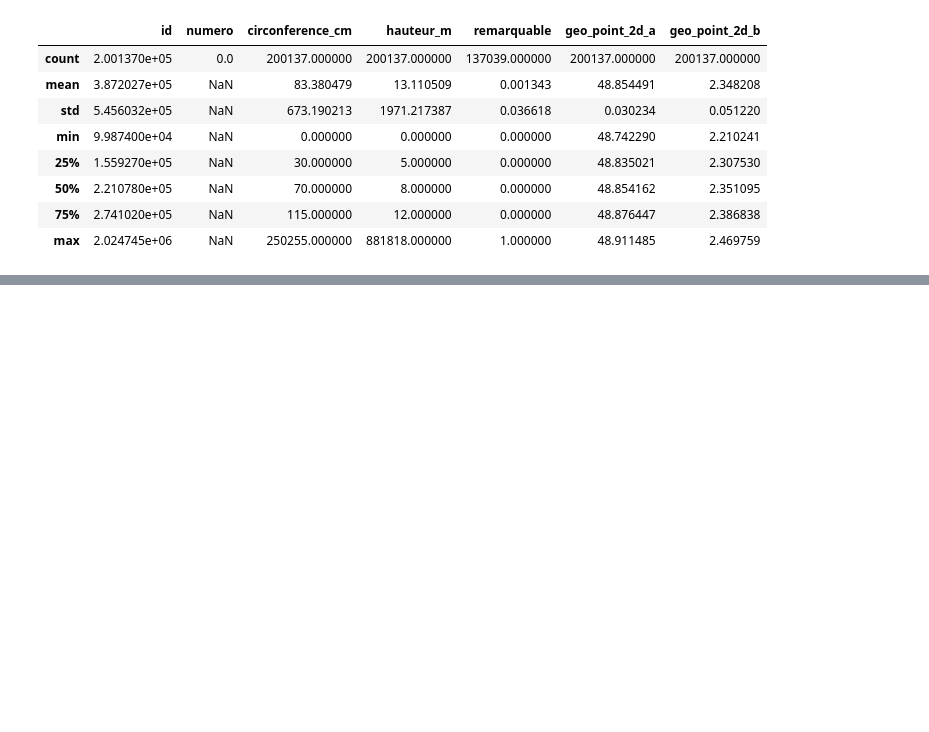
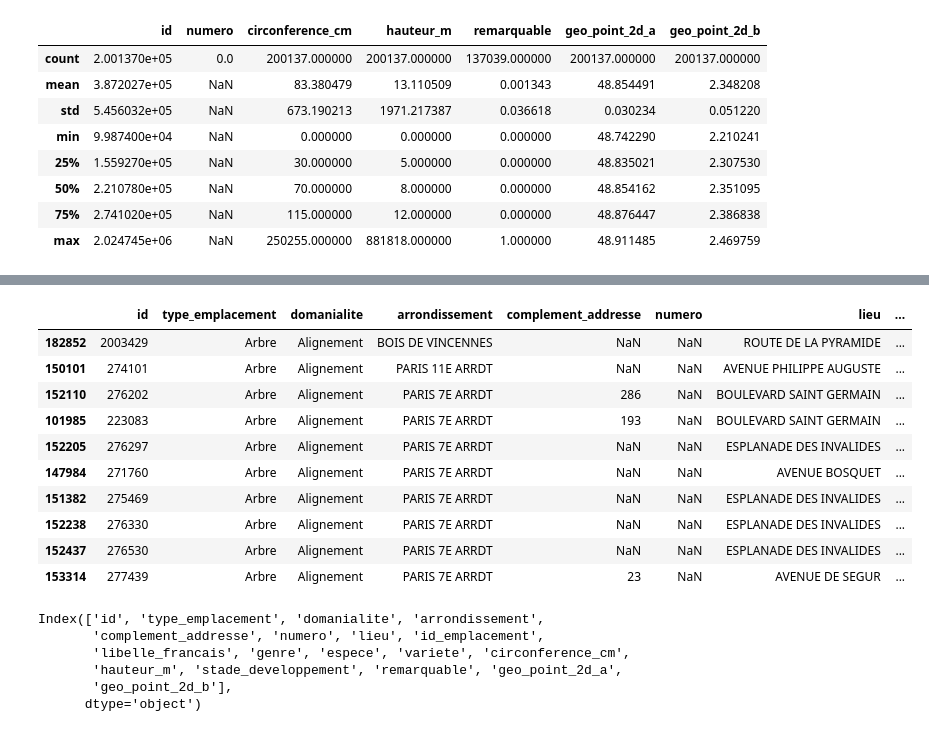
Before and after one commit to Belin27000/P2SmartCity, a Jupyter notebook: P2Tree.ipynb, the cells around one changed output, grey strips where cells are left out. Saved outputs shown, nothing was run; the diff lists cells and outputs as text; code cells hidden in the pictures; blank space fills up the shorter version.

```diff
--- a/P2Tree.ipynb
+++ b/P2Tree.ipynb
@@ -65,0 +185,24 @@ Matplotlib is building the font cache; this may take a moment.
+# %%
+top_10_cirocnference = data.nlargest(10,'hauteur_m')
+top_10_cirocnference
+# %% [output]
+|  | id | type_emplacement | domanialite | arrondissement | complement_addresse | numero | lieu | ... |
+| 182852 | 2003429 | Arbre | Alignement | BOIS DE VINCENNES | NaN | NaN | ROUTE DE LA PYRAMIDE | ... |
+| 150101 | 274101 | Arbre | Alignement | PARIS 11E ARRDT | NaN | NaN | AVENUE PHILIPPE AUGUSTE | ... |
+| 152110 | 276202 | Arbre | Alignement | PARIS 7E ARRDT | 286 | NaN | BOULEVARD SAINT GERMAIN | ... |
+| 101985 | 223083 | Arbre | Alignement | PARIS 7E ARRDT | 193 | NaN | BOULEVARD SAINT GERMAIN | ... |
+| 152205 | 276297 | Arbre | Alignement | PARIS 7E ARRDT | NaN | NaN | ESPLANADE DES INVALIDES | ... |
+| 147984 | 271760 | Arbre | Alignement | PARIS 7E ARRDT | NaN | NaN | AVENUE BOSQUET | ... |
+| 151382 | 275469 | Arbre | Alignement | PARIS 7E ARRDT | NaN | NaN | ESPLANADE DES INVALIDES | ... |
+| 152238 | 276330 | Arbre | Alignement | PARIS 7E ARRDT | NaN | NaN | ESPLANADE DES INVALIDES | ... |
+| 152437 | 276530 | Arbre | Alignement | PARIS 7E ARRDT | NaN | NaN | ESPLANADE DES INVALIDES | ... |
+| 153314 | 277439 | Arbre | Alignement | PARIS 7E ARRDT | 23 | NaN | AVENUE DE SEGUR | ... |
+# %%
+print(data.columns)
+# %% [output]
+Index(['id', 'type_emplacement', 'domanialite', 'arrondissement',
+       'complement_addresse', 'numero', 'lieu', 'id_emplacement',
+       'libelle_francais', 'genre', 'espece', 'variete', 'circonference_cm',
+       'hauteur_m', 'stade_developpement', 'remarquable', 'geo_point_2d_a',
+       'geo_point_2d_b'],
+      dtype='object')
```
Also changed, not shown: parts of 9 cells of this notebook.
